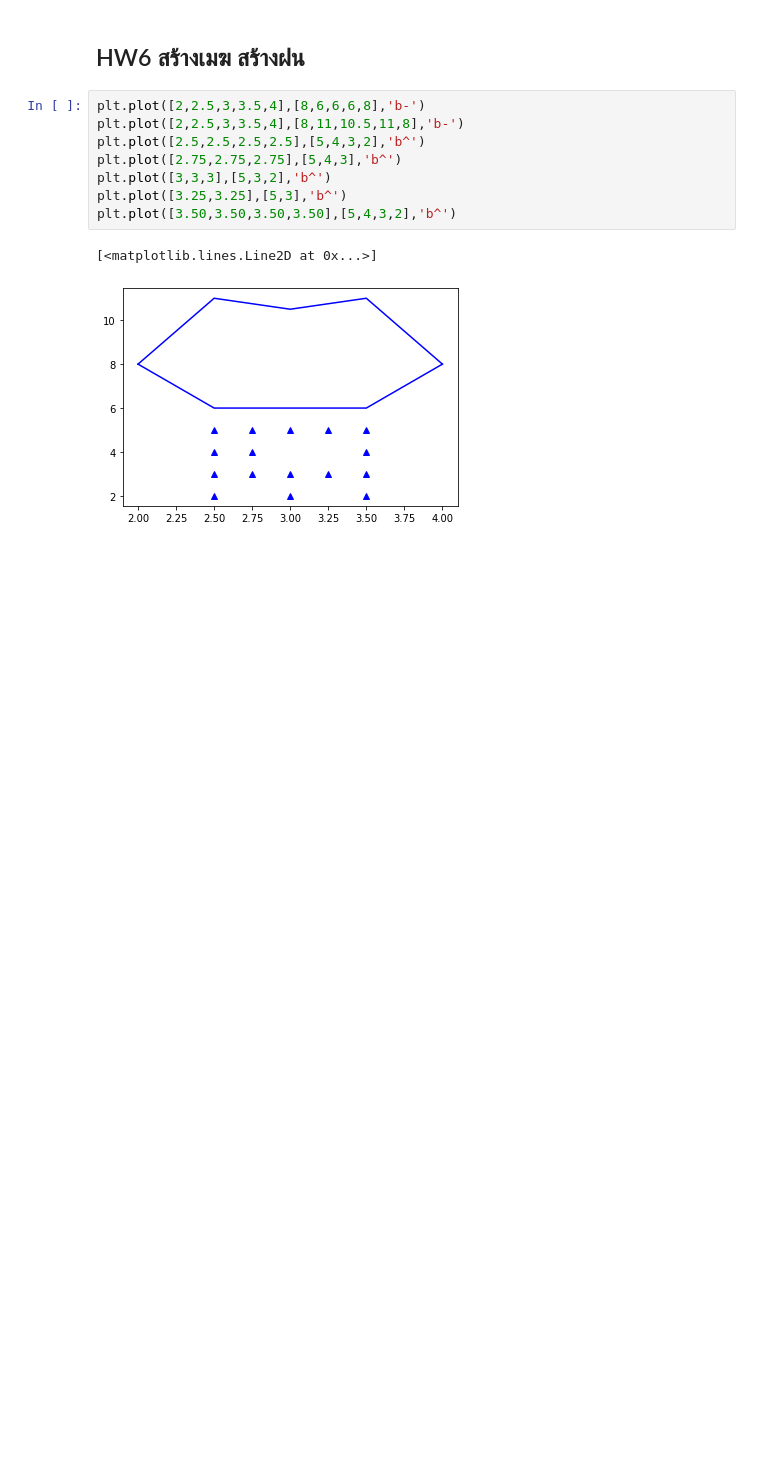
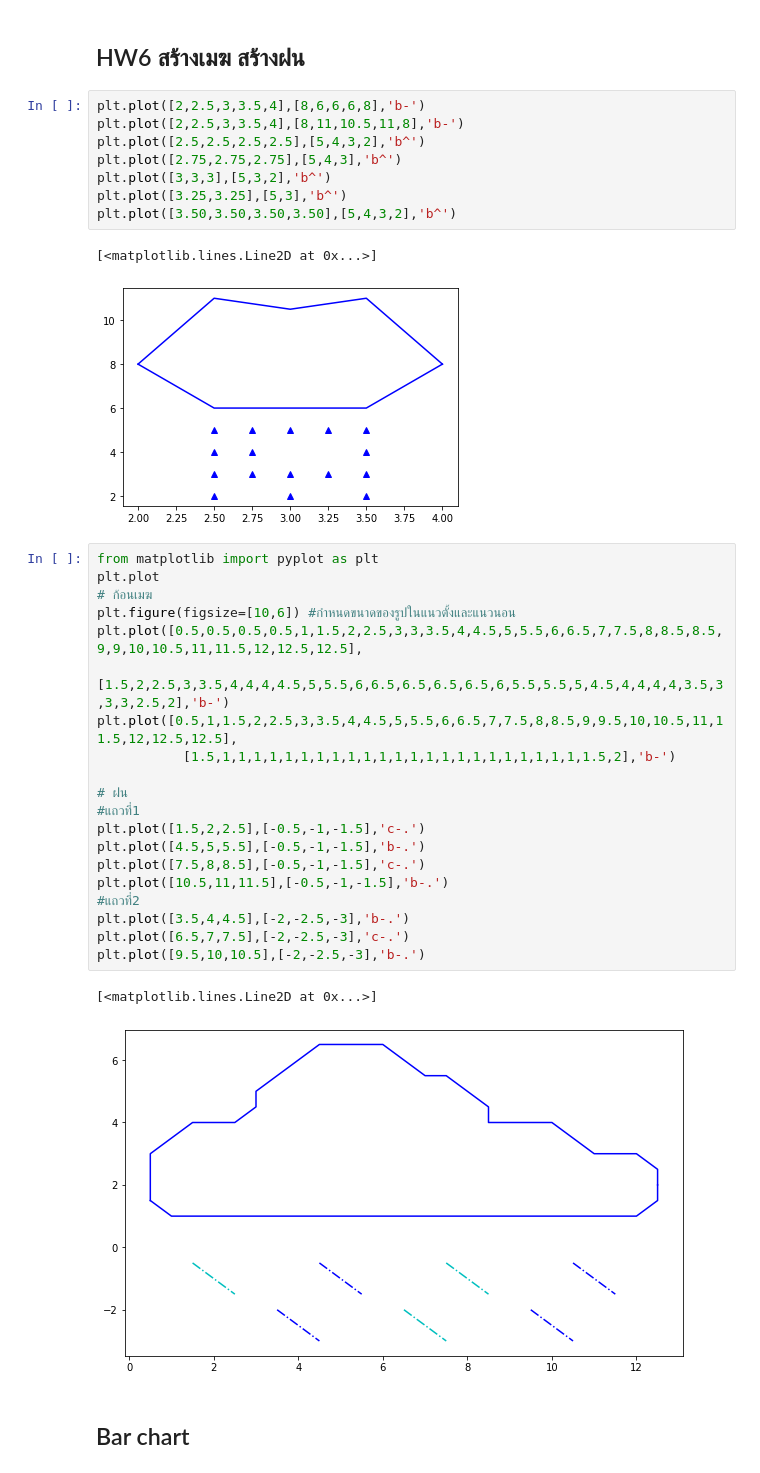
Before and after one commit to Supaporn-Bututham/data_viz_2022, a Jupyter notebook: DataViz04_Data_Comparison.ipynb, the cells around one changed output. Drawn from its saved outputs; the diff is of its cells as text; blank space fills up the shorter version.

```diff
--- a/DataViz04_Data_Comparison.ipynb
+++ b/DataViz04_Data_Comparison.ipynb
@@ -166,3 +166,28 @@ plt.plot([3.50,3.50,3.50,3.50],[5,4,3,2],'b^')
 # %% [output]
 [<matplotlib.lines.Line2D at 0x...>]
 [figure]
+# %%
+from matplotlib import pyplot as plt
+plt.plot
+# ก้อนเมฆ
+plt.figure(figsize=[10,6]) #กำหนดขนาดของรูปในแนวตั้งและแนวนอน
+plt.plot([0.5,0.5,0.5,0.5,1,1.5,2,2.5,3,3,3.5,4,4.5,5,5.5,6,6.5,7,7.5,8,8.5,8.5,9,9,10,10.5,11,11.5,12,12.5,12.5],
+           [1.5,2,2.5,3,3.5,4,4,4,4.5,5,5.5,6,6.5,6.5,6.5,6.5,6,5.5,5.5,5,4.5,4,4,4,4,3.5,3,3,3,2.5,2],'b-')
+plt.plot([0.5,1,1.5,2,2.5,3,3.5,4,4.5,5,5.5,6,6.5,7,7.5,8,8.5,9,9.5,10,10.5,11,11.5,12,12.5,12.5],
+           [1.5,1,1,1,1,1,1,1,1,1,1,1,1,1,1,1,1,1,1,1,1,1,1,1,1.5,2],'b-')
+
+# ฝน
+#แถวที่1
+plt.plot([1.5,2,2.5],[-0.5,-1,-1.5],'c-.')
+plt.plot([4.5,5,5.5],[-0.5,-1,-1.5],'b-.')
+plt.plot([7.5,8,8.5],[-0.5,-1,-1.5],'c-.')
+plt.plot([10.5,11,11.5],[-0.5,-1,-1.5],'b-.')
+#แถวที่2
+plt.plot([3.5,4,4.5],[-2,-2.5,-3],'b-.')
+plt.plot([6.5,7,7.5],[-2,-2.5,-3],'c-.')
+plt.plot([9.5,10,10.5],[-2,-2.5,-3],'b-.')
+# %% [output]
+[<matplotlib.lines.Line2D at 0x...>]
+[figure, added]
+# %% [markdown]
+## Bar chart
```
Also changed, not shown: parts of 19 cells of this notebook.
